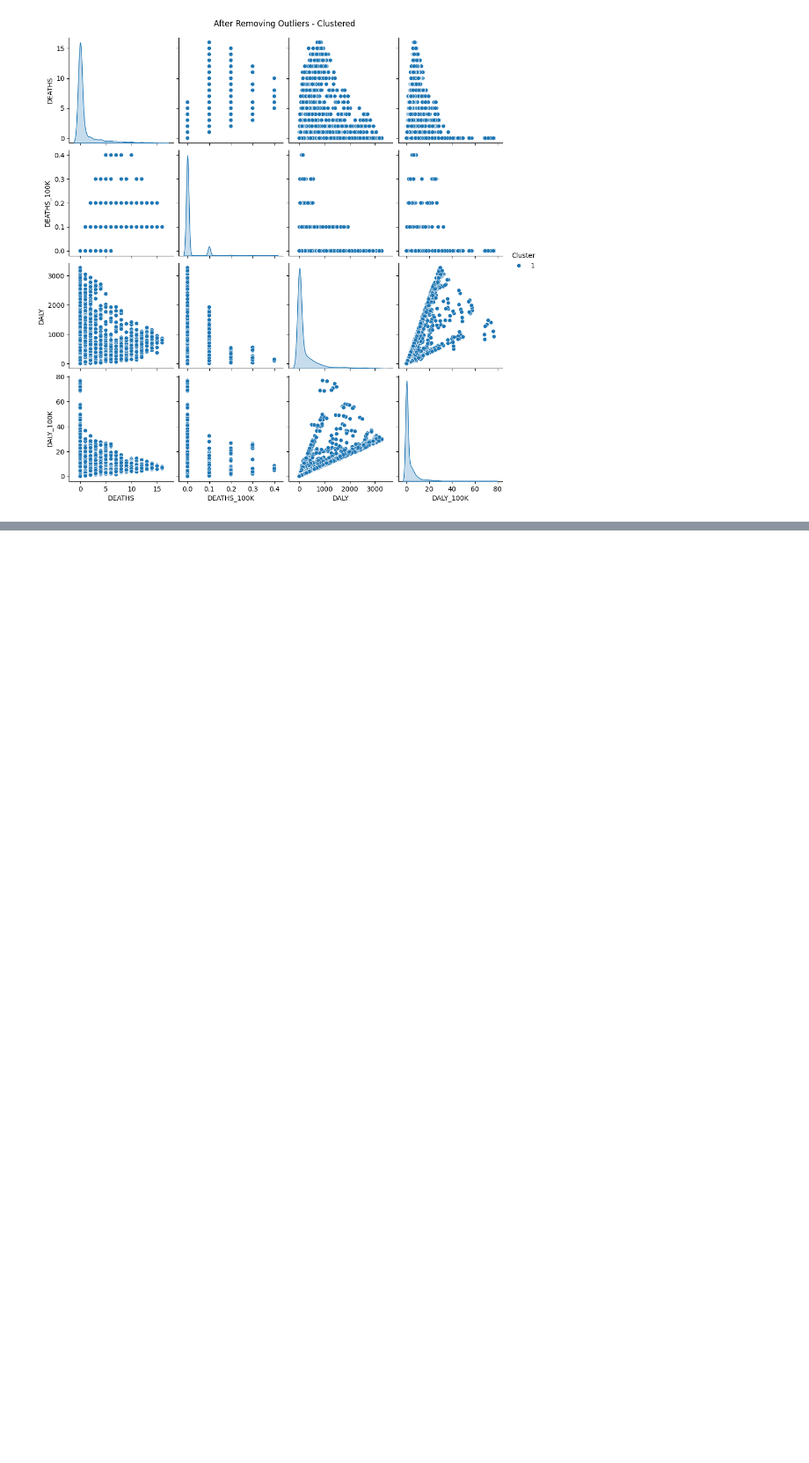
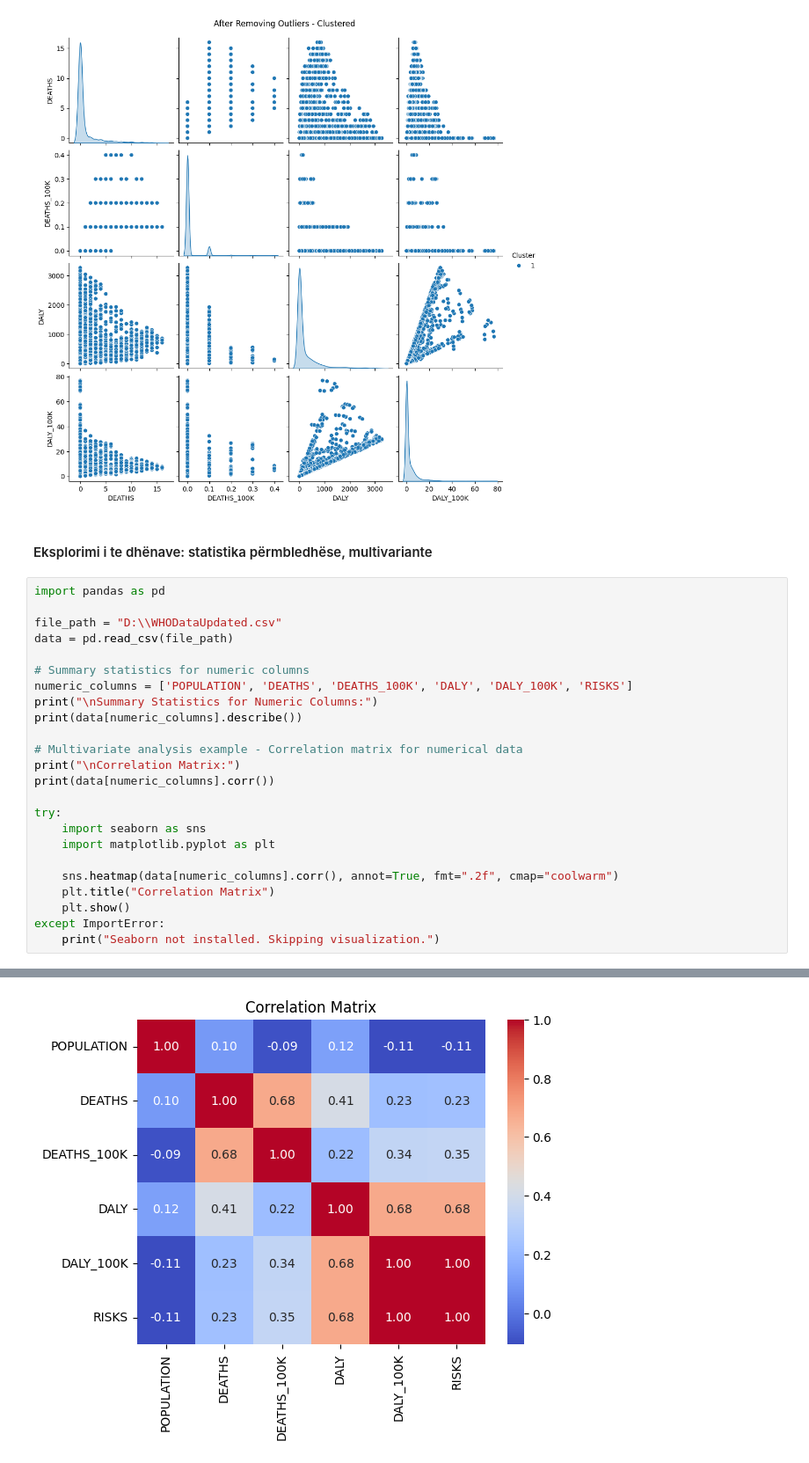
Before and after one commit to Albiona00/Leading-cause-of-DALY-Death, a Jupyter notebook: data-preprocessing/main.ipynb, the cells around one changed output, grey strips where cells are left out. Shown at 88% size. Saved outputs shown, nothing was run; the diff lists cells and outputs as text; blank space fills up the shorter version.

Commit message:
Eksplorimi i te dhënave: statistika përmbledhëse, multivariante

```diff
--- a/data-preprocessing/main.ipynb
+++ b/data-preprocessing/main.ipynb
@@ -437,3 +437,30 @@ plt.show()
 Number of anomalies detected: 1579
 [figure]
 [figure]
+# %% [markdown]
+#### Eksplorimi i te dhënave: statistika përmbledhëse, multivariante
+# %%
+import pandas as pd
+
+file_path = "D:\\WHODataUpdated.csv"
+data = pd.read_csv(file_path)
+
+# Summary statistics for numeric columns
+numeric_columns = ['POPULATION', 'DEATHS', 'DEATHS_100K', 'DALY', 'DALY_100K', 'RISKS']
+print("\nSummary Statistics for Numeric Columns:")
+print(data[numeric_columns].describe())
+
+# Multivariate analysis example - Correlation matrix for numerical data
+print("\nCorrelation Matrix:")
+print(data[numeric_columns].corr())
+
+try:
+    import seaborn as sns
+    import matplotlib.pyplot as plt
+
+    sns.heatmap(data[numeric_columns].corr(), annot=True, fmt=".2f", cmap="coolwarm")
+    plt.title("Correlation Matrix")
+    plt.show()
+except ImportError:
+    print("Seaborn not installed. Skipping visualization.")
+# %% [output]
@@ -439,0 +484 @@ Number of anomalies detected: 1579
+[figure, added]
```
Also changed, not shown: parts of 2 cells of this notebook.
